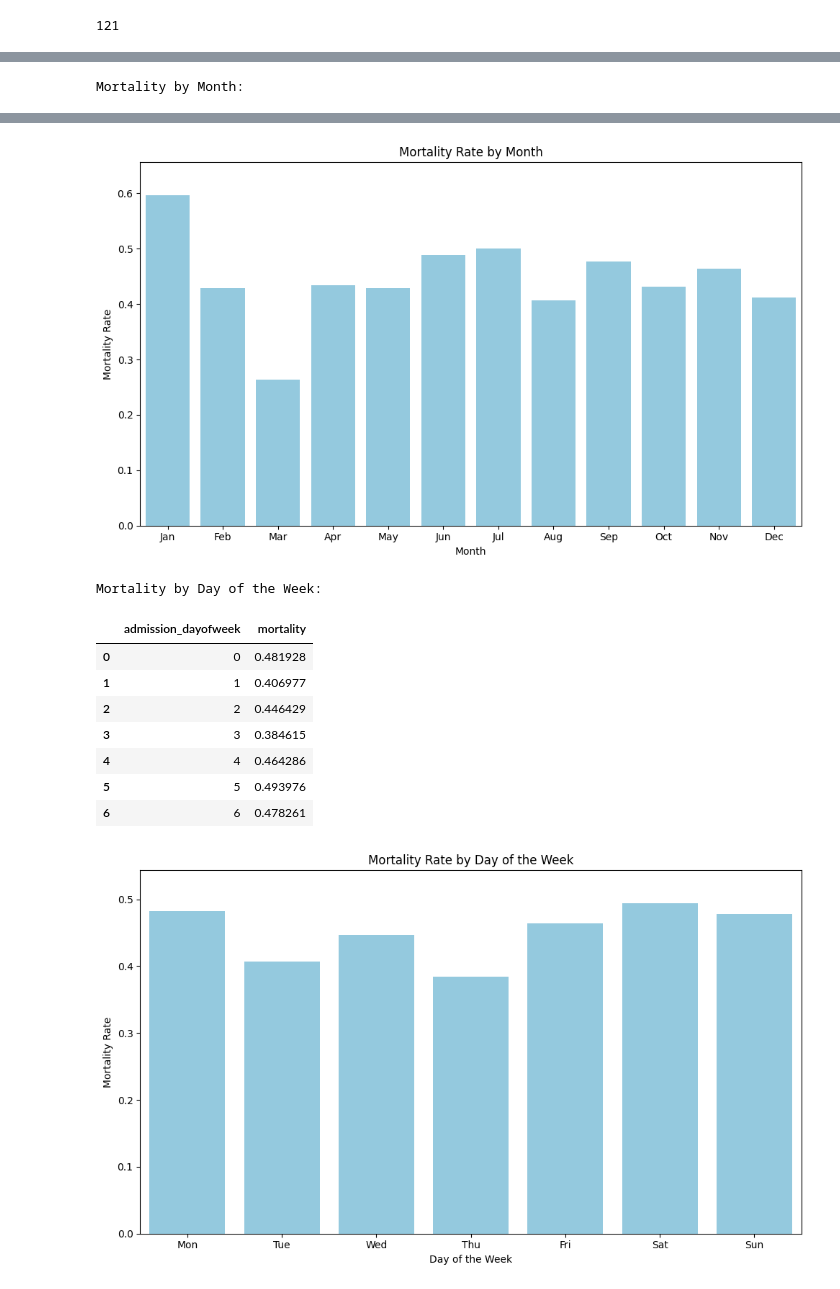
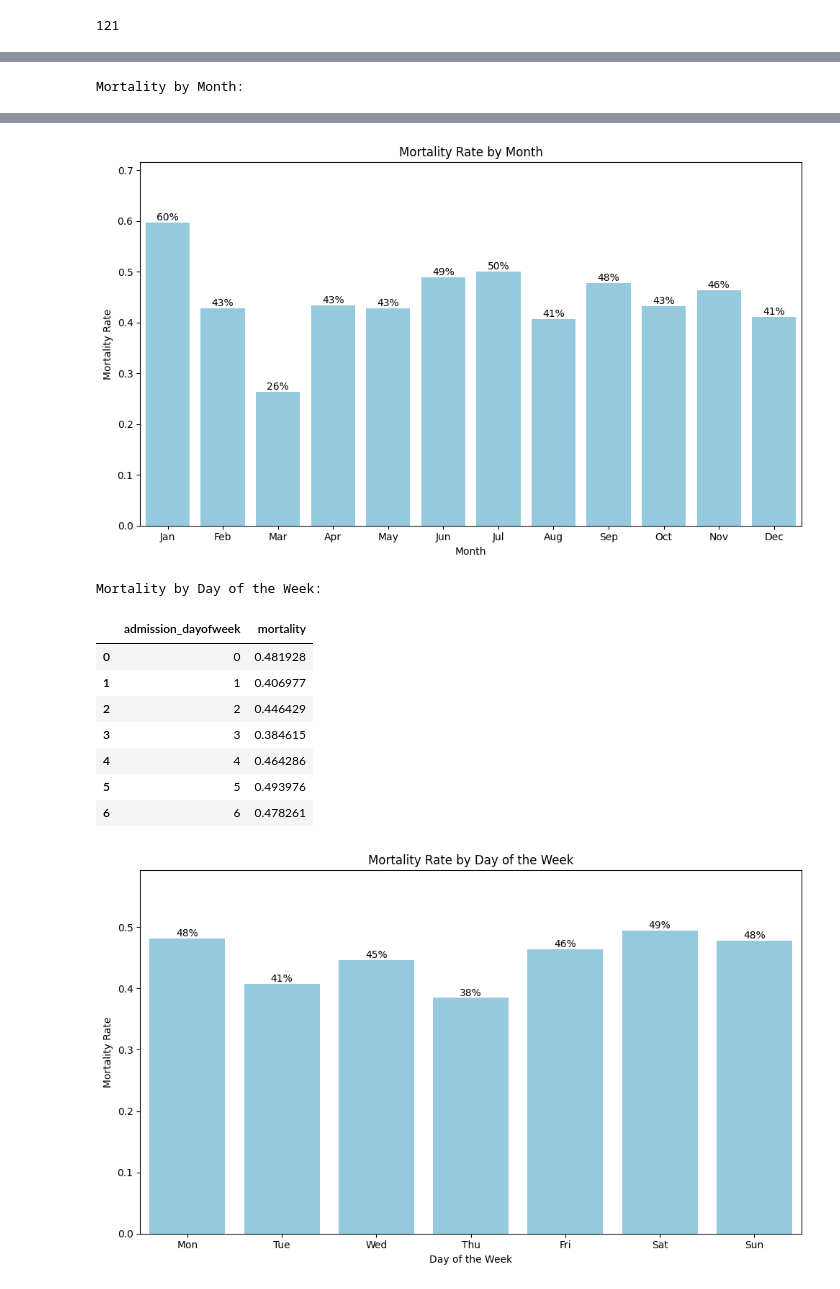
Before and after one commit to KomlaRD/mortality_icu, a Jupyter notebook: notebooks/data_analysis.ipynb, the cells around one changed output, grey strips where cells are left out. Cells and saved outputs as stored; diff of their text form; code cells hidden in the pictures.

Commit message:
Include the percentages on barplots

```diff
--- a/notebooks/data_analysis.ipynb
+++ b/notebooks/data_analysis.ipynb
@@ -446,13 +446,17 @@ display(mortality_by_year)
 
 # Visualize mortality by year
 plt.figure(figsize=(10, 6))
-sns.barplot(data=mortality_by_year, x='admission_year', y='mortality', color='skyblue') # Changed to barplot and set color
+ax = sns.barplot(data=mortality_by_year, x='admission_year', y='mortality', color='skyblue') # Changed to barplot and set color
 plt.title('Mortality Rate by Year (2019-2023)')
 plt.xlabel('Year')
 plt.ylabel('Mortality Rate')
 plt.xticks(ticks=range(len(mortality_by_year)), labels=mortality_by_year['admission_year'], rotation=45) # Set specific ticks and labels for barplot
-plt.ylim(0, mortality_by_year['mortality'].max() * 1.1) # Set y-axis limit to start from 0
+plt.ylim(0, mortality_by_year['mortality'].max() * 1.2) # Adjusted y-axis limit for labels
 plt.tight_layout()
+# Add mortality rate values on each bar
+for p in ax.patches:
+    ax.annotate(f"{p.get_height():.0%}", (p.get_x() + p.get_width() / 2., p.get_height()),
+                ha='center', va='center', xytext=(0, 5), textcoords='offset points')
 plt.show()
 
 # Calculate mortality rate by month
@@ -469,12 +473,16 @@ display(mortality_by_month)
 
 # Visualize mortality by month
 plt.figure(figsize=(10, 6))
-sns.barplot(data=mortality_by_month, x='month_name', y='mortality', order=month_order, color='skyblue') # Changed to barplot and set color, added order
+ax = sns.barplot(data=mortality_by_month, x='month_name', y='mortality', order=month_order, color='skyblue') # Changed to barplot and set color, added order
 plt.title('Mortality Rate by Month')
 plt.xlabel('Month')
 plt.ylabel('Mortality Rate')
-plt.ylim(0, mortality_by_month['mortality'].max() * 1.1) # Set y-axis limit to start from 0
+plt.ylim(0, mortality_by_month['mortality'].max() * 1.2) # Adjusted y-axis limit for labels
 plt.tight_layout()
+# Add mortality rate values on each bar
+for p in ax.patches:
+    ax.annotate(f"{p.get_height():.0%}", (p.get_x() + p.get_width() / 2., p.get_height()),
+                ha='center', va='center', xytext=(0, 5), textcoords='offset points')
 plt.show()
 
 
@@ -486,13 +494,17 @@ display(mortality_by_dayofweek)
 
 # Visualize mortality by day of the week
 plt.figure(figsize=(10, 6))
-sns.barplot(data=mortality_by_dayofweek, x='admission_dayofweek', y='mortality', color='skyblue') # Changed to barplot and set color
+ax = sns.barplot(data=mortality_by_dayofweek, x='admission_dayofweek', y='mortality', color='skyblue') # Changed to barplot and set color
 plt.title('Mortality Rate by Day of the Week')
 plt.xlabel('Day of the Week')
 plt.ylabel('Mortality Rate')
 plt.xticks(ticks=range(7), labels=['Mon', 'Tue', 'Wed', 'Thu', 'Fri', 'Sat', 'Sun'])
-plt.ylim(0, mortality_by_dayofweek['mortality'].max() * 1.1) # Set y-axis limit to start from 0
+plt.ylim(0, mortality_by_dayofweek['mortality'].max() * 1.2) # Adjusted y-axis limit for labels
 plt.tight_layout()
+# Add mortality rate values on each bar
+for p in ax.patches:
+    ax.annotate(f"{p.get_height():.0%}", (p.get_x() + p.get_width() / 2., p.get_height()),
+                ha='center', va='center', xytext=(0, 5), textcoords='offset points')
 plt.show()
 # %% [output]
 Mortality by Year:
@@ -506,25 +518,25 @@ Mortality by Year:
 Mortality by Month:
 |  | admission_month | mortality | month_name |
 | 0 | 1 | 0.596491 | Jan |
 | 1 | 2 | 0.428571 | Feb |
 | 2 | 3 | 0.263158 | Mar |
 | 3 | 4 | 0.433962 | Apr |
 | 4 | 5 | 0.428571 | May |
 | 5 | 6 | 0.489362 | Jun |
 | 6 | 7 | 0.5 | Jul |
 | 7 | 8 | 0.407407 | Aug |
 | 8 | 9 | 0.477612 | Sep |
 | 9 | 10 | 0.431818 | Oct |
 | 10 | 11 | 0.464286 | Nov |
 | 11 | 12 | 0.411765 | Dec |
-[figure, old version]
+[figure, new version]
 Mortality by Day of the Week:
 |  | admission_dayofweek | mortality |
 | 0 | 0 | 0.481928 |
 | 1 | 1 | 0.406977 |
 | 2 | 2 | 0.446429 |
 | 3 | 3 | 0.384615 |
 | 4 | 4 | 0.464286 |
 | 5 | 5 | 0.493976 |
 | 6 | 6 | 0.478261 |
-[figure, old version]
+[figure, new version]
```
Also changed, not shown: parts of 1 cell of this notebook.
